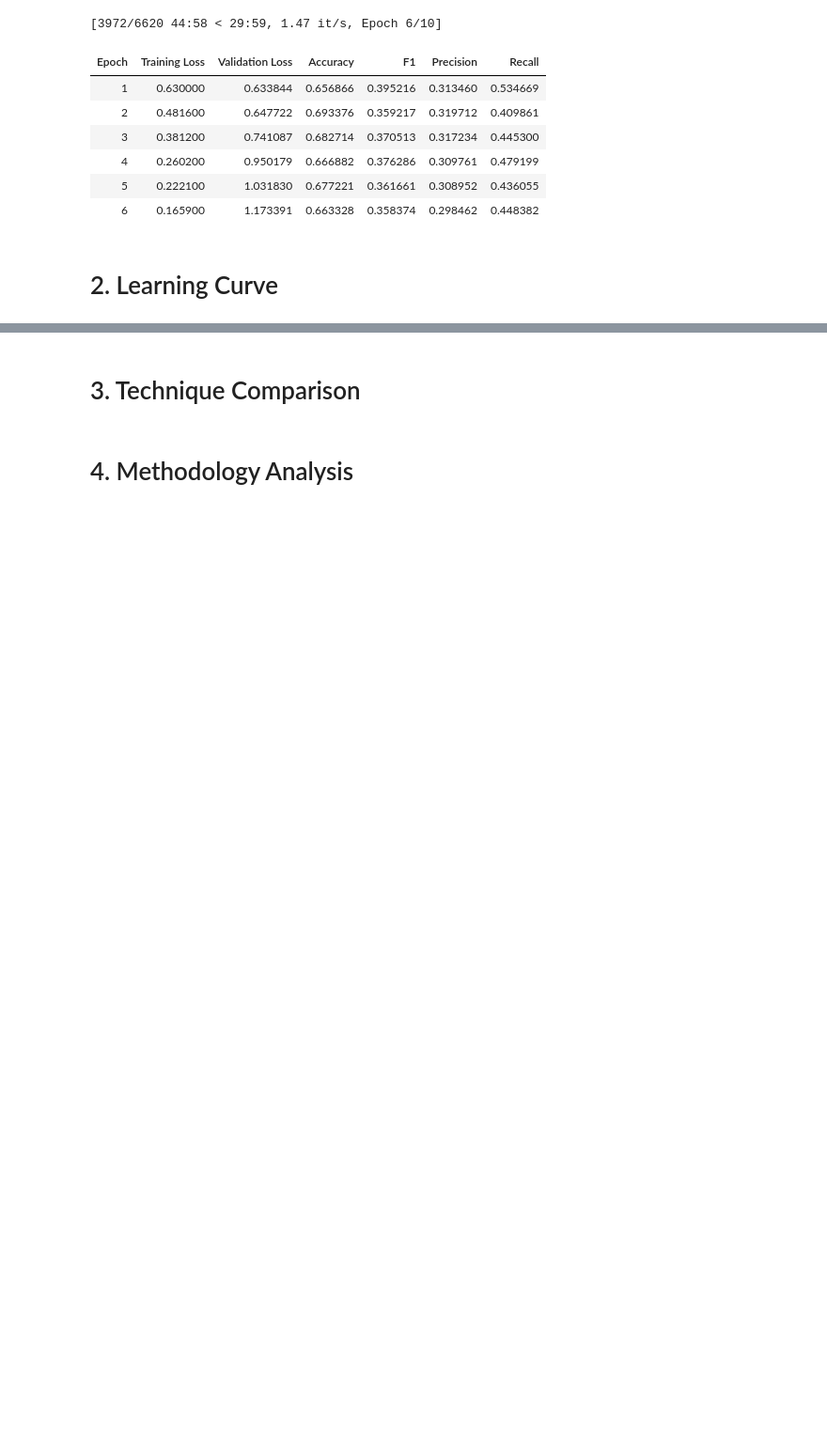
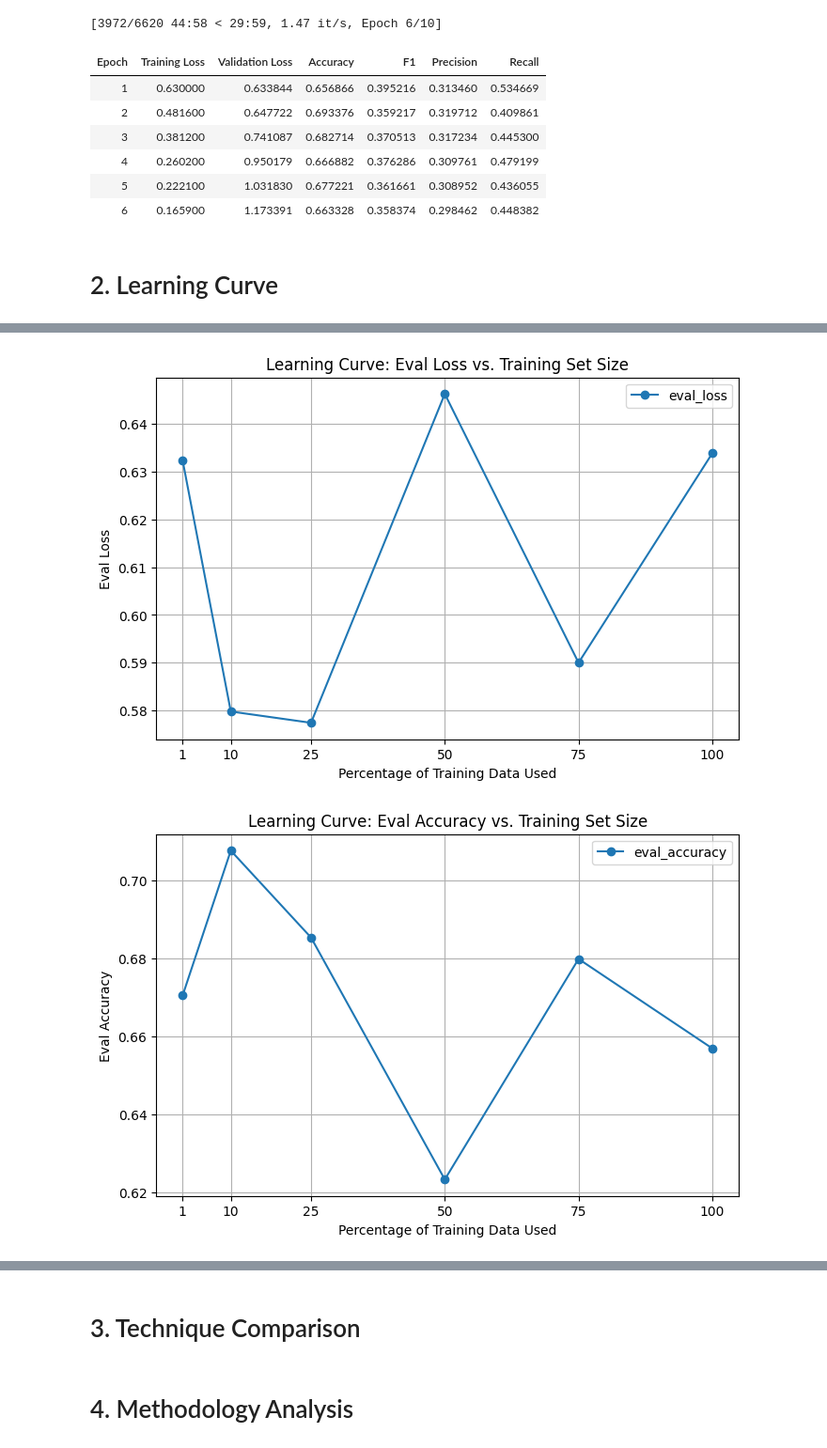
Before and after one commit to pablo-fdz/adv_nlp_final_assessment, a Jupyter notebook: part_3_soa_comparison_pablo.ipynb, the cells around one changed output, grey strips where cells are left out. Shown at 94% size. Cells and saved outputs as stored; diff of their text form; code cells hidden in the pictures; blank space fills up the shorter version.

Commit message:
Learning curve for training % (3.b)

```diff
--- a/part_3_soa_comparison_pablo.ipynb
+++ b/part_3_soa_comparison_pablo.ipynb
@@ -201,10 +236,11 @@ def plot_learning_curve(summary_df, metric='eval_accuracy'):
     plt.xticks(summary_df['percentage'])
     plt.legend()
     plt.show()
-# %%
-# Plot accuracy learning curve
-plot_learning_curve(summary_df, metric='eval_accuracy')
-
-# You can also plot F1, loss, etc.
-plot_learning_curve(summary_df, metric='eval_f1')
-plot_learning_curve(summary_df, metric='eval_loss')
+# %%
+# Plot learning curve for different metrics
+metrics = ['eval_loss', 'eval_accuracy', 'eval_f1', 'eval_precision', 'eval_recall']
+for metric in metrics:
+    plot_learning_curve(summary_df, metric)
+# %% [output]
+[figure, added]
+[figure, added]
```
Also changed, not shown: parts of 4 cells of this notebook.
